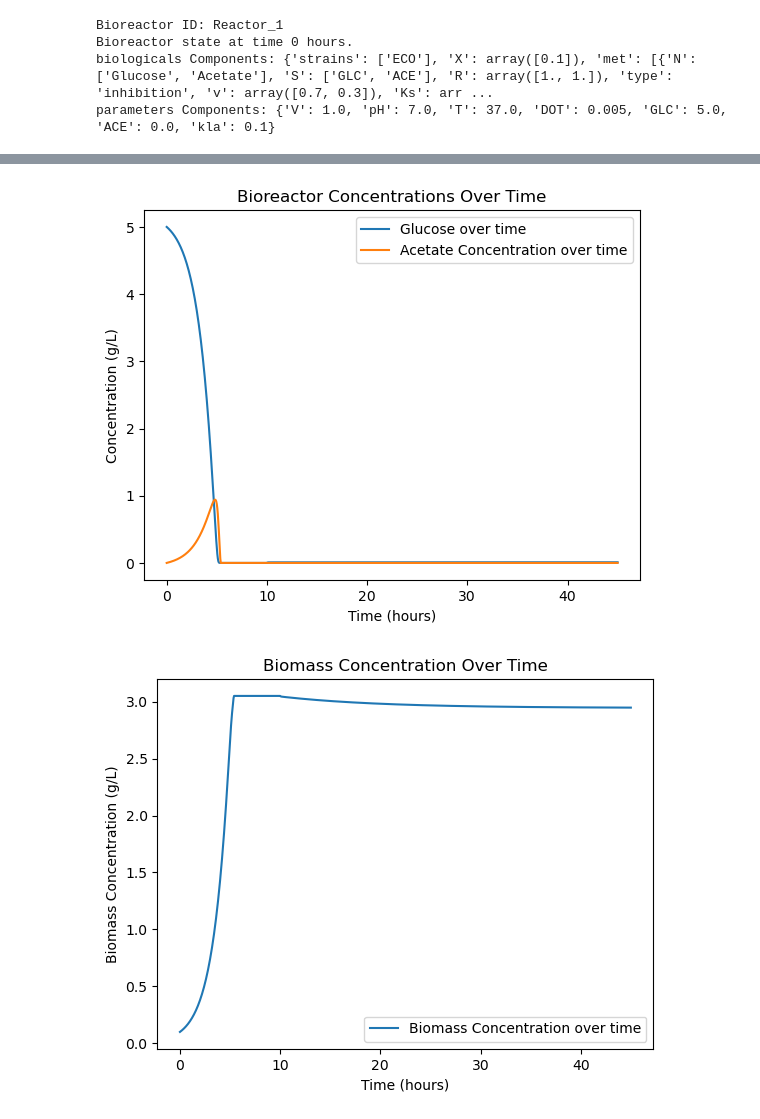
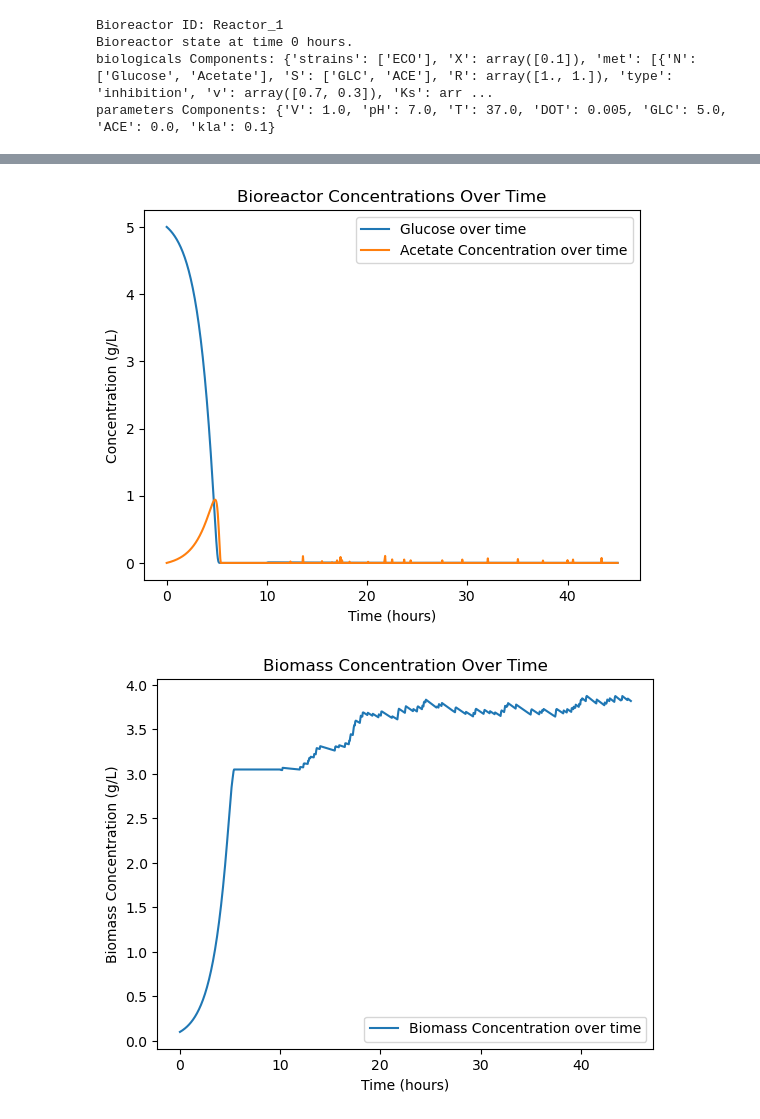
Before and after one commit to StratocasterJA/CMMToolbox, a Jupyter notebook: OneReactor_Example.ipynb, the cells around one changed output, grey strips where cells are left out. Saved outputs shown, nothing was run; the diff lists cells and outputs as text; code cells hidden in the pictures.

```diff
--- a/OneReactor_Example.ipynb
+++ b/OneReactor_Example.ipynb
@@ -50,9 +50,9 @@ A.append(R1.parameters['ACE'])  # Collecting the biomass concentration after eac
 # Run the simulation for 900 time steps (45 hours) with a time step of 0.05 hours
 for i in range(900):
     if t[-1] > 10.0:  # If the time exceeds 10 hours, switch to chemostat operation
-        dV, mu, qs, qp= R1.operate_dt(C1,verbose=True)  # Operate the bioreactor with a time step of 0.01 hours
+        R1.operate_dt(C1,verbose=True)  # Operate the bioreactor with a time step of 0.01 hours
     else:  # If the time is less than or equal to 10 hours, continue with batch operation
-        dV, mu, qs, qp= R1.operate_dt(B1,verbose=True)
+        R1.operate_dt(B1,verbose=True)
 
     # Collecting data after each operation
     V.append(R1.parameters['V'])  # Collecting the volume after each operation
@@ -61,13 +61,13 @@ for i in range(900):
     A.append(R1.parameters['ACE'])  # Collecting the biomass concentration after each operation
     X.append(R1.biologicals['X'][0])  # Collecting the biomass concentration after each operation
 ###### External Regulation Example ######
-    # # Update the chemostat operation by regulation --> to be developed into this C1.update_by_regulation(R1)
-    # # Testing a easy regulation by randomly adding a pulse volume
-    # if t[-1] > 10.0:
-    #     if random.random() < 0.1:
-    #         C1.parameters['V_pl'] = random.uniform(0.1, 0.5)  # Randomly adding a pulse volume between 0.1 and 0.5 L
-    #     else:
-    #         C1.parameters['V_pl'] = 0.0  # No pulse volume addition if the random condition is not met
+    # Update the chemostat operation by regulation --> to be developed into this C1.update_by_regulation(R1)
+    # Testing a easy regulation by randomly adding a pulse volume
+    if t[-1] > 10.0:
+        if random.random() < 0.1:
+            C1.parameters['V_pl'] = random.uniform(0.1, 0.5)  # Randomly adding a pulse volume between 0.1 and 0.5 L
+        else:
+            C1.parameters['V_pl'] = 0.0  # No pulse volume addition if the random condition is not met
 
 plt.plot(t, V, label='Volume over time')  # Plotting the volume over time
 plt.xlabel('Time (hours)')
@@ -110,4 +110,4 @@ Biomass 0 concentration before outflow: 0.10681112338316297
 Bioreactor state updated to 44.99999999999958 hours.
 [figure]
-[figure, old version]
+[figure, new version]
-[figure, old version]
+[figure, new version]
```
Also changed, not shown: parts of 1 cell of this notebook, 2 other files.
